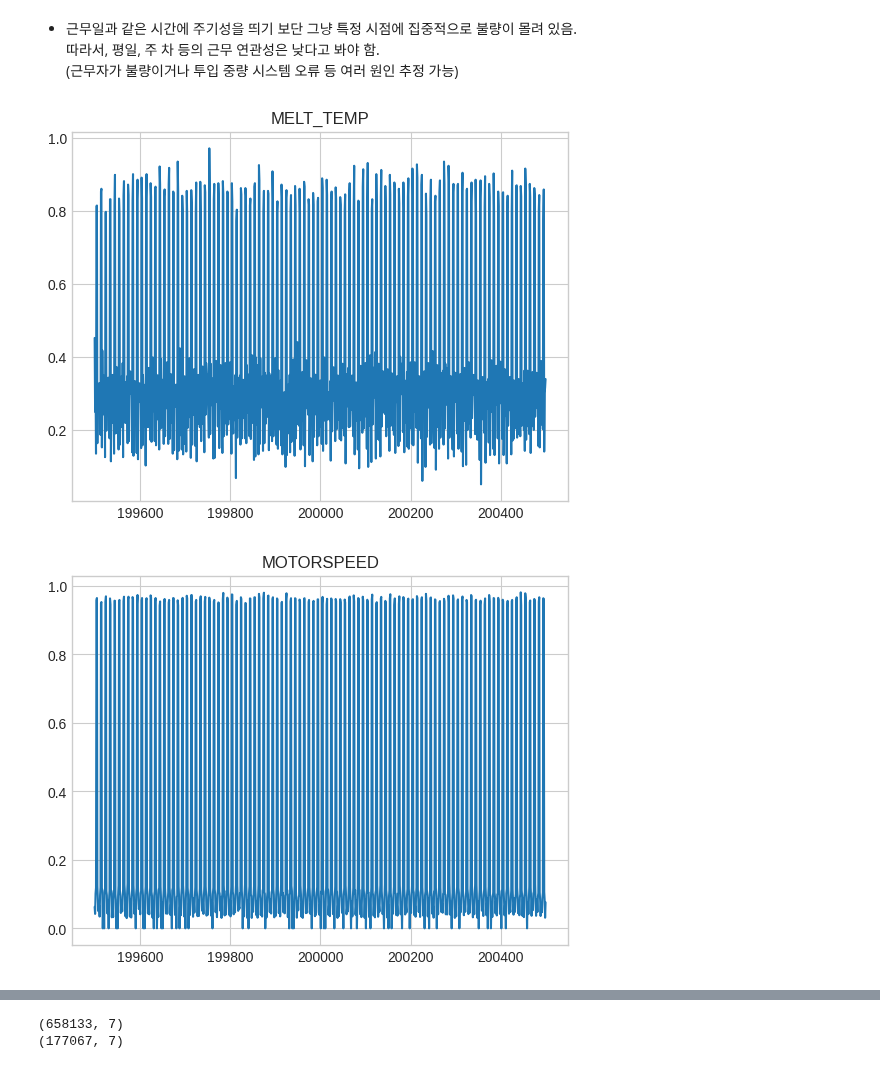
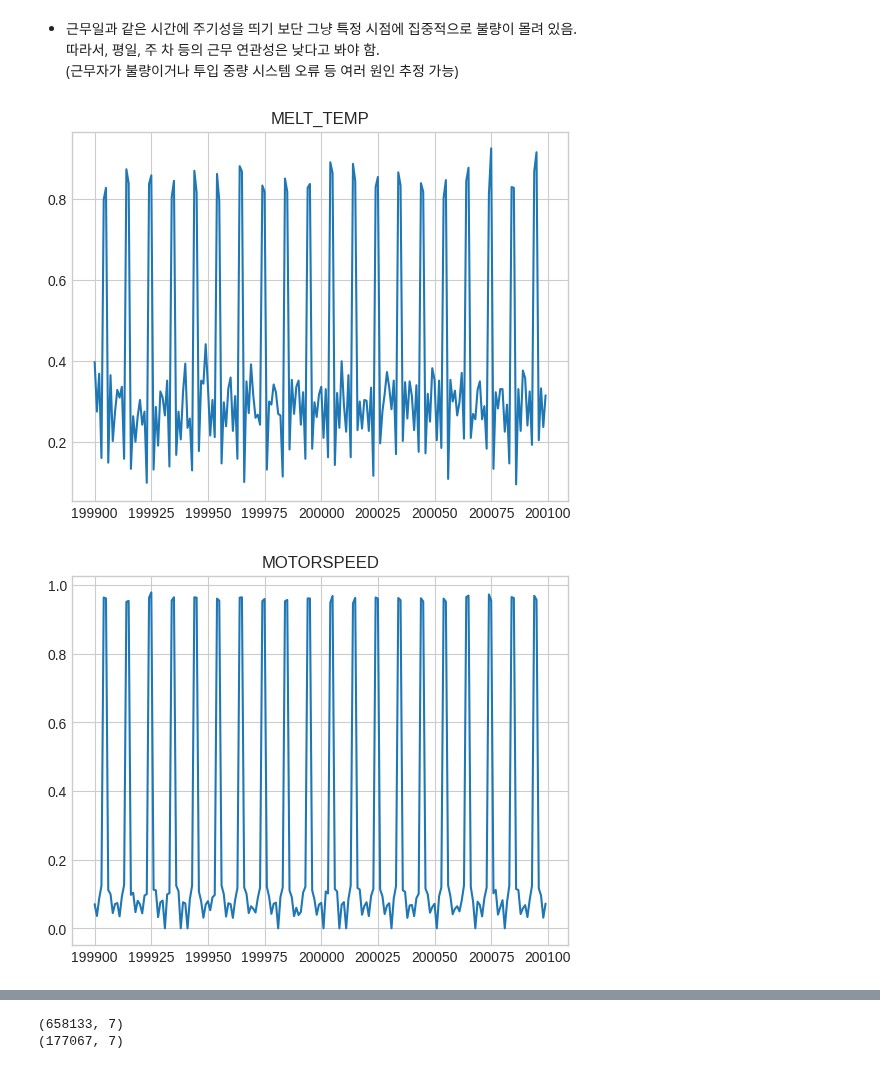
Before and after one commit to min0355/mx_competition, a Jupyter notebook: code/EDA_2.ipynb, the cells around one changed output, grey strips where cells are left out. Drawn from its saved outputs; the diff is of its cells as text; code cells hidden in the pictures.

```diff
--- a/code/EDA_2.ipynb
+++ b/code/EDA_2.ipynb
@@ -109,19 +109,19 @@ for col in X.columns:
 # %%
 # 불량 발생 지점 확대, 그림이 잘 보이게 하기 위해 첫 번째는 라벨 없이 데이터만 도시
 eventrow = 200000
 
-minx = eventrow - 500
-maxx = eventrow + 500
+minx = eventrow - 100
+maxx = eventrow + 100
 
 for col in X.columns:
     plt.style.use('seaborn-whitegrid')
     fig = plt.figure()
     ax = plt.axes()
     plt.title(col)
 
     x = np.linspace(minx, maxx)
     ax.plot(X[col][minx : maxx])
 #     ax.plot(y['TAG'][minx : maxx])
 # %% [output]
-[figure, old version]
+[figure, new version]
-[figure, old version]
+[figure, new version]
```
Also changed, not shown: parts of 8 cells of this notebook.
